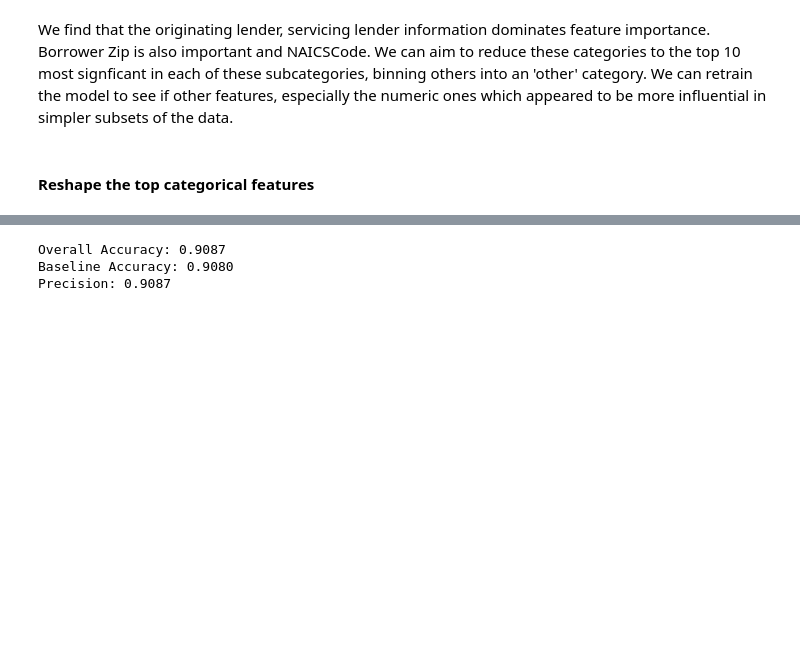
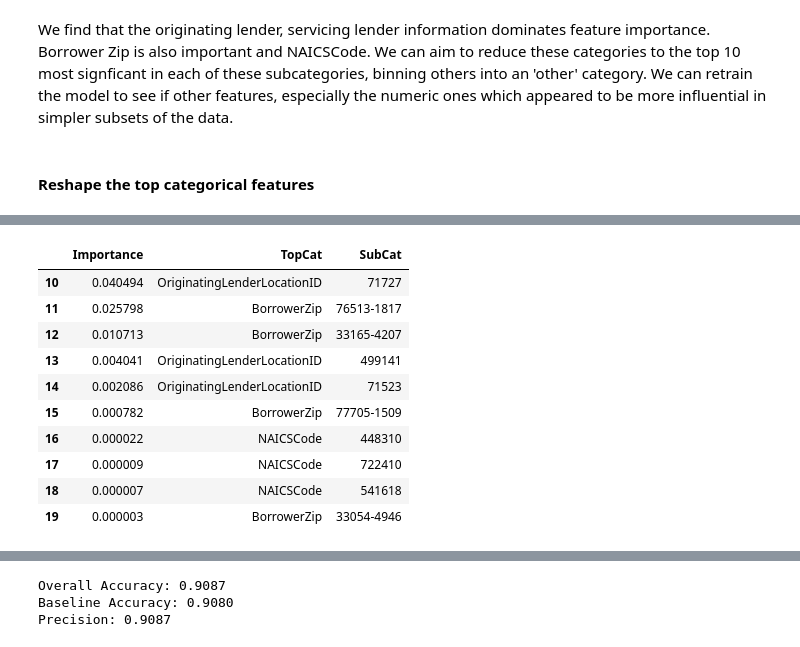
Before and after one commit to sheisroot/PPP-loan-repayment, a Jupyter notebook: code/10_LoanStatus_model_.ipynb, the cells around one changed output, grey strips where cells are left out. Drawn from its saved outputs; the diff is of its cells as text; code cells hidden in the pictures; blank space fills up the shorter version.

```diff
--- a/code/10_LoanStatus_model_.ipynb
+++ b/code/10_LoanStatus_model_.ipynb
@@ -217,0 +268,14 @@ top_features['Feature']
+# %%
+extraction_df.iloc[10:20,:]
+# %% [output]
+|  | Importance | TopCat | SubCat |
+| 10 | 0.040494 | OriginatingLenderLocationID | 71727 |
+| 11 | 0.025798 | BorrowerZip | 76513-1817 |
+| 12 | 0.010713 | BorrowerZip | 33165-4207 |
+| 13 | 0.004041 | OriginatingLenderLocationID | 499141 |
+| 14 | 0.002086 | OriginatingLenderLocationID | 71523 |
+| 15 | 0.000782 | BorrowerZip | 77705-1509 |
+| 16 | 0.000022 | NAICSCode | 448310 |
+| 17 | 0.000009 | NAICSCode | 722410 |
+| 18 | 0.000007 | NAICSCode | 541618 |
+| 19 | 0.000003 | BorrowerZip | 33054-4946 |
```
Also changed, not shown: parts of 11 cells of this notebook, 1 other file.
